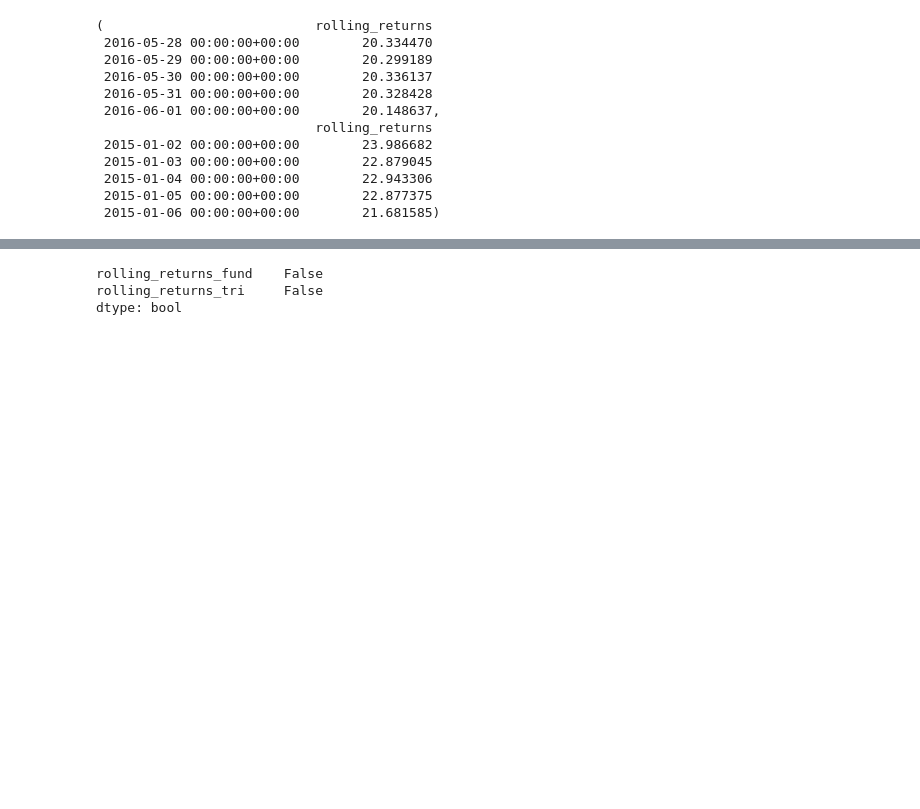
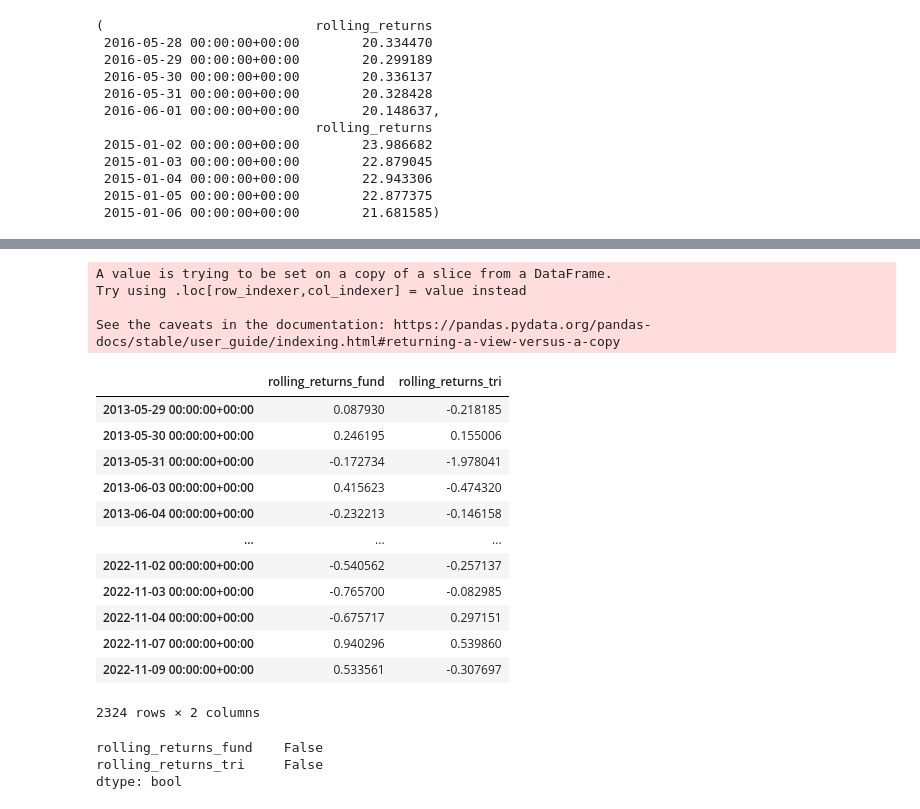
Before and after one commit to ParikhKadam/mutual-fund-analysis, a Jupyter notebook: notebooks/3. Mutual Fund Analysis.ipynb, the cells around one changed output, grey strips where cells are left out. Drawn from its saved outputs; the diff is of its cells as text; code cells hidden in the pictures; blank space fills up the shorter version.

```diff
--- a/notebooks/3. Mutual Fund Analysis.ipynb
+++ b/notebooks/3. Mutual Fund Analysis.ipynb
@@ -724,3 +751,32 @@ df_rr_three_merged
+# %%
+# just use daily data as comparing the fund with tri makes more sense than compared returns over last x years
+
+df_fund["pct_return"] = df_fund["nav"].diff()*100/df_fund["nav"]
+df_tri["pct_return"] = df_tri["nav"].diff()*100/df_tri["nav"]
+
+df_rr_three_merged = pd.merge(df_fund["pct_return"], df_tri["pct_return"], how="inner", left_index=True, right_index=True, suffixes=("_fund", "_tri"))
+df_rr_three_merged = df_rr_three_merged[1:]
+df_rr_three_merged.rename(columns={"pct_return_fund": "rolling_returns_fund", "pct_return_tri": "rolling_returns_tri"}, inplace=True)
+
+df_rr_three_merged
+# %% [output]
+A value is trying to be set on a copy of a slice from a DataFrame.
+Try using .loc[row_indexer,col_indexer] = value instead
+
+See the caveats in the documentation: https://pandas.pydata.org/pandas-docs/stable/user_guide/indexing.html#returning-a-view-versus-a-copy
+|  | rolling_returns_fund | rolling_returns_tri |
+| 2013-05-29 00:00:00+00:00 | 0.087930 | -0.218185 |
+| 2013-05-30 00:00:00+00:00 | 0.246195 | 0.155006 |
+| 2013-05-31 00:00:00+00:00 | -0.172734 | -1.978041 |
+| 2013-06-03 00:00:00+00:00 | 0.415623 | -0.474320 |
+| 2013-06-04 00:00:00+00:00 | -0.232213 | -0.146158 |
+| ... | ... | ... |
+| 2022-11-02 00:00:00+00:00 | -0.540562 | -0.257137 |
+| 2022-11-03 00:00:00+00:00 | -0.765700 | -0.082985 |
+| 2022-11-04 00:00:00+00:00 | -0.675717 | 0.297151 |
+| 2022-11-07 00:00:00+00:00 | 0.940296 | 0.539860 |
+| 2022-11-09 00:00:00+00:00 | 0.533561 | -0.307697 |
+2324 rows × 2 columns
 # %%
 df_rr_three_merged.isna().any()
 # %% [output]
```
Also changed, not shown: parts of 37 cells of this notebook, 1 other file.
